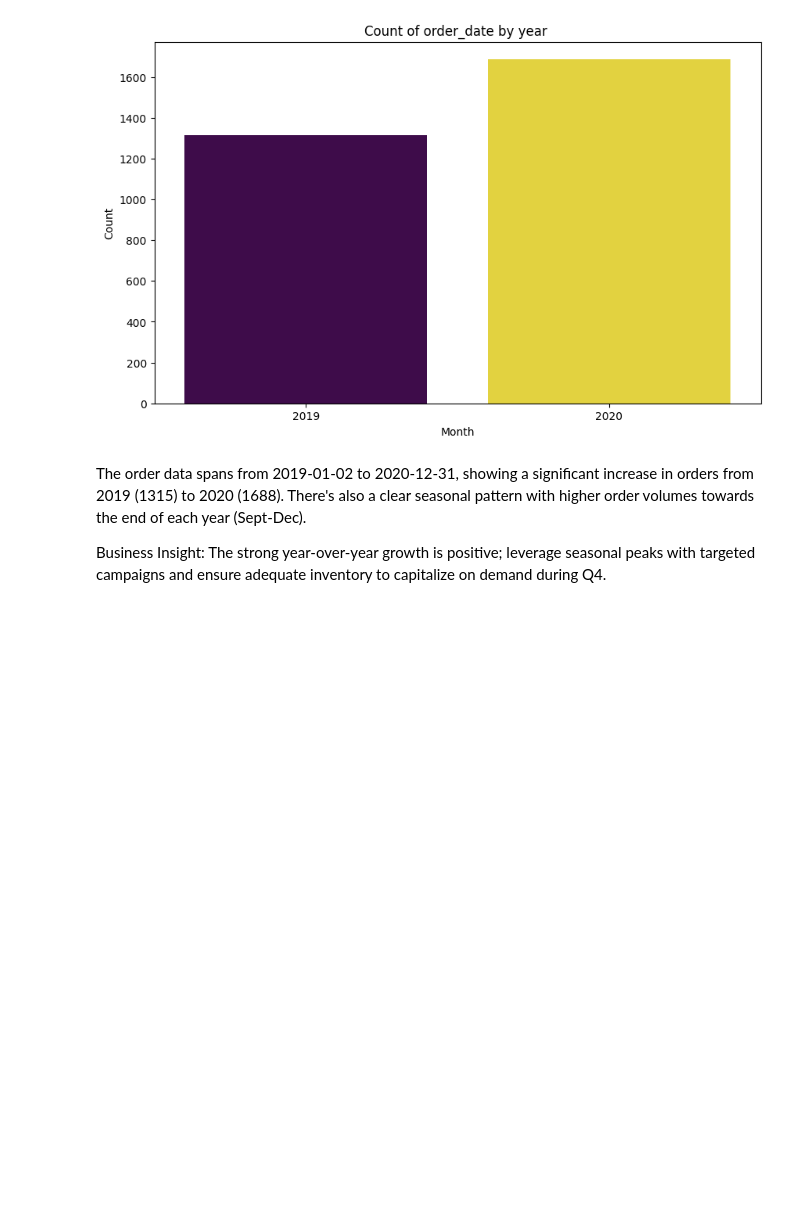
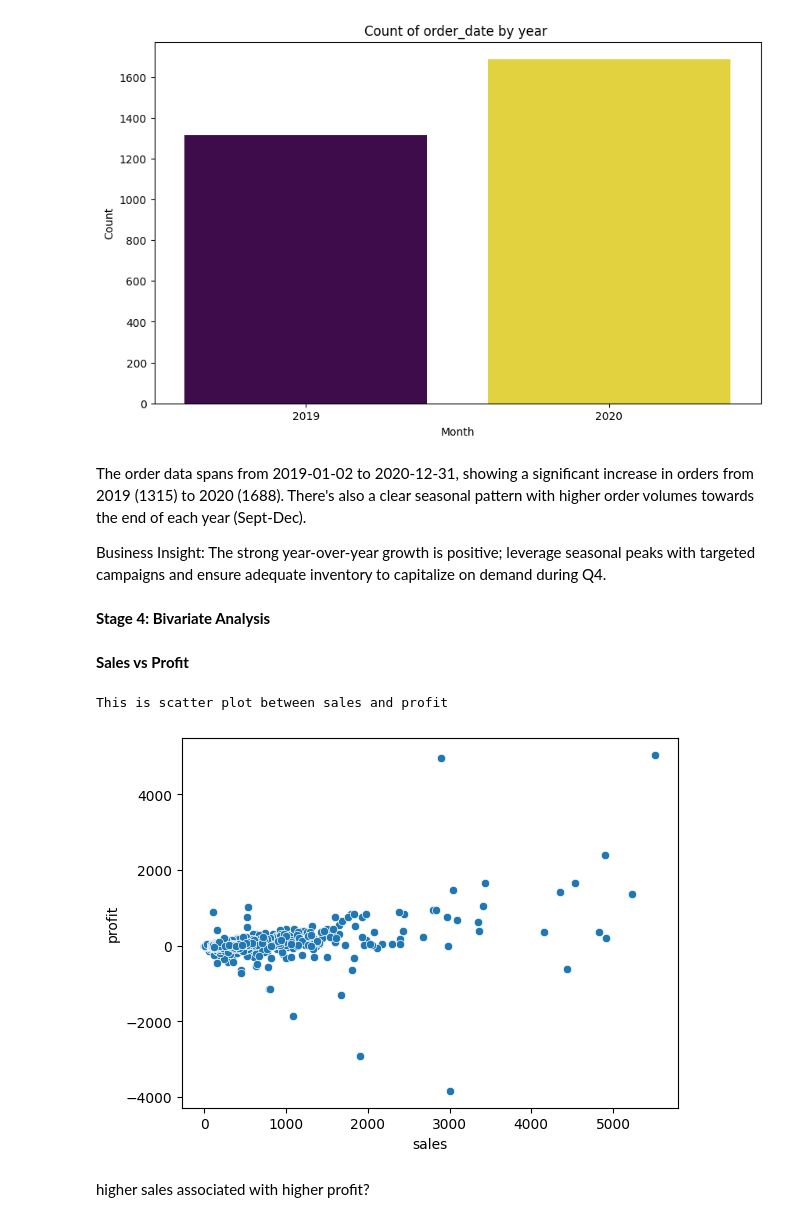
Before and after one commit to anish00ti/EDA-on-sales, a Jupyter notebook: Predictive_Ecommerce_Analytics.ipynb, the cells around one changed output. Saved outputs shown, nothing was run; the diff lists cells and outputs as text; code cells hidden in the pictures; blank space fills up the shorter version.

Commit message:
bivarient analysis

```diff
--- a/Predictive_Ecommerce_Analytics.ipynb
+++ b/Predictive_Ecommerce_Analytics.ipynb
@@ -581,3 +587,18 @@ Count plot for order_date by year:
 The order data spans from 2019-01-02 to 2020-12-31, showing a significant increase in orders from 2019 (1315) to 2020 (1688). There's also a clear seasonal pattern with higher order volumes towards the end of each year (Sept-Dec).
 
  Business Insight: The strong year-over-year growth is positive; leverage seasonal peaks with targeted campaigns and ensure adequate inventory to capitalize on demand during Q4.
+# %% [markdown]
+**Stage 4: Bivariate Analysis**
+# %% [markdown]
+**Sales vs Profit**
+# %%
+def plot_scatter_plot(a,b):
+  print(f"This is scatter plot between {a.name} and {b.name}")
+  sns.scatterplot(x=a,y=b)
+# %%
+plot_scatter_plot(df['sales'],df['profit'])
+# %% [output]
+This is scatter plot between sales and profit
+[figure, added]
+# %% [markdown]
+higher sales associated with higher profit?
```
Also changed, not shown: parts of 4 cells of this notebook.
